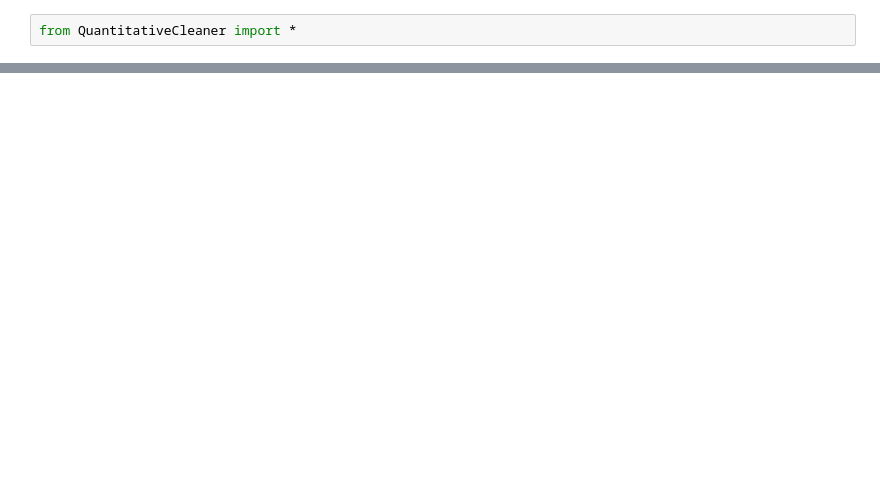
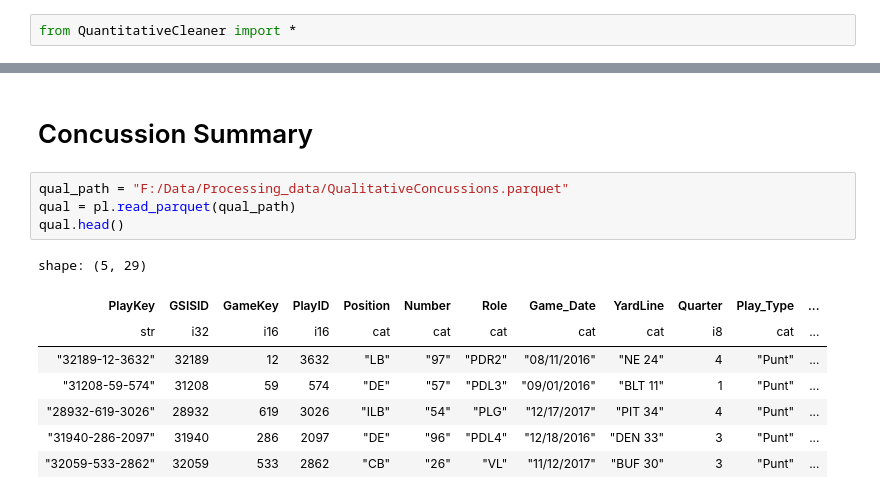
Before and after one commit to FreshOats/NFL_Data_Science, a Jupyter notebook: ET/ET_test.ipynb, the cells around one changed output, grey strips where cells are left out. Saved outputs shown, nothing was run; the diff lists cells and outputs as text; blank space fills up the shorter version.

```diff
--- a/ET/ET_test.ipynb
+++ b/ET/ET_test.ipynb
@@ -520,0 +536,15 @@ create_concussion_review_df(review)
+# %% [markdown]
+# Concussion Summary
+# %%
+qual_path = "F:/Data/Processing_data/QualitativeConcussions.parquet"
+qual = pl.read_parquet(qual_path)
+qual.head()
+# %% [output]
+shape: (5, 29)
+| PlayKey | GSISID | GameKey | PlayID | Position | Number | Role | Game_Date | YardLine | Quarter | Play_Type | ... |
+| str | i32 | i16 | i16 | cat | cat | cat | cat | cat | i8 | cat | ... |
+| "32189-12-3632" | 32189 | 12 | 3632 | "LB" | "97" | "PDR2" | "08/11/2016" | "NE 24" | 4 | "Punt" | ... |
+| "31208-59-574" | 31208 | 59 | 574 | "DE" | "57" | "PDL3" | "09/01/2016" | "BLT 11" | 1 | "Punt" | ... |
+| "28932-619-3026" | 28932 | 619 | 3026 | "ILB" | "54" | "PLG" | "12/17/2017" | "PIT 34" | 4 | "Punt" | ... |
+| "31940-286-2097" | 31940 | 286 | 2097 | "DE" | "96" | "PDL4" | "12/18/2016" | "DEN 33" | 3 | "Punt" | ... |
+| "32059-533-2862" | 32059 | 533 | 2862 | "CB" | "26" | "VL" | "11/12/2017" | "BUF 30" | 3 | "Punt" | ... |
```
Also changed, not shown: parts of 36 cells of this notebook, 1 other file.
